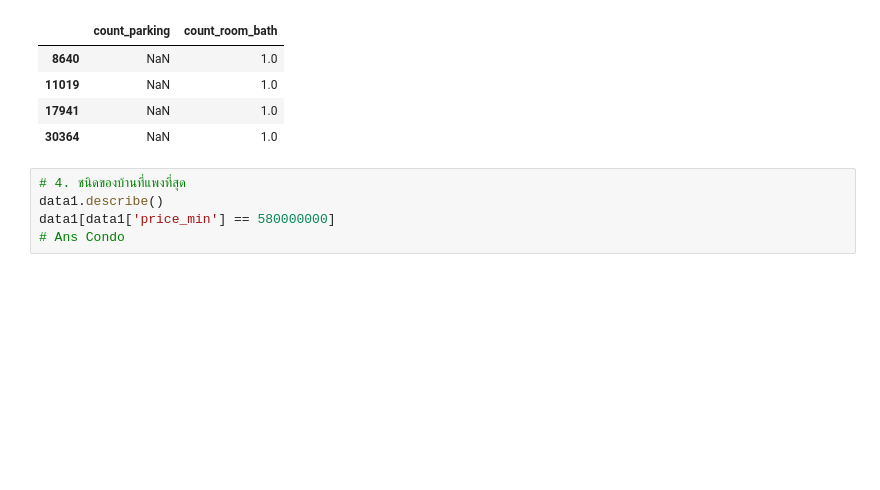
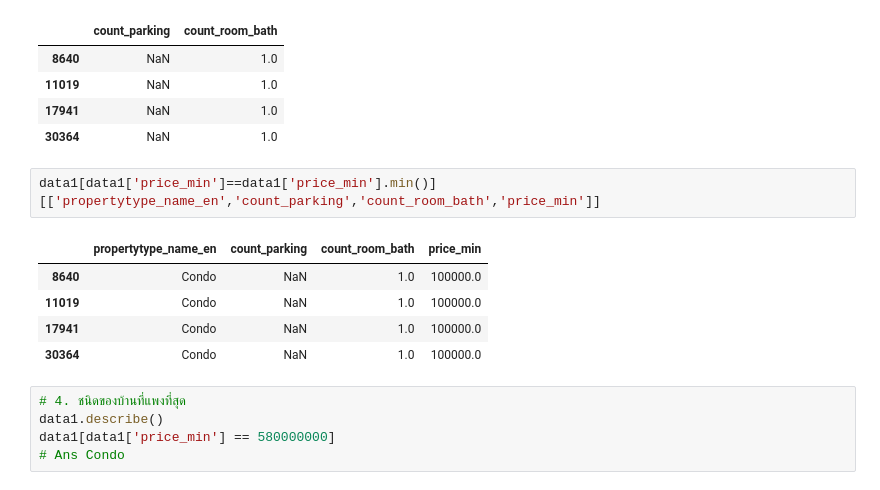
Before and after one commit to nattntn/BasicProg_DataViz65, a Jupyter notebook: Pandas101.ipynb, the cells around one changed output. Saved outputs shown, nothing was run; the diff lists cells and outputs as text; blank space fills up the shorter version.

```diff
--- a/Pandas101.ipynb
+++ b/Pandas101.ipynb
@@ -286,6 +254,14 @@ data1[data1['price_min']==100000][['count_parking','count_room_bath']]
 | 11019 | NaN | 1.0 |
 | 17941 | NaN | 1.0 |
 | 30364 | NaN | 1.0 |
+# %%
+data1[data1['price_min']==data1['price_min'].min()][['propertytype_name_en','count_parking','count_room_bath','price_min']]
+# %% [output]
+|  | propertytype_name_en | count_parking | count_room_bath | price_min |
+| 8640 | Condo | NaN | 1.0 | 100000.0 |
+| 11019 | Condo | NaN | 1.0 | 100000.0 |
+| 17941 | Condo | NaN | 1.0 | 100000.0 |
+| 30364 | Condo | NaN | 1.0 | 100000.0 |
 # %%
 # 4. ชนิดของบ้านที่แพงที่สุด
 data1.describe()
```
Also changed, not shown: parts of 8 cells of this notebook.
